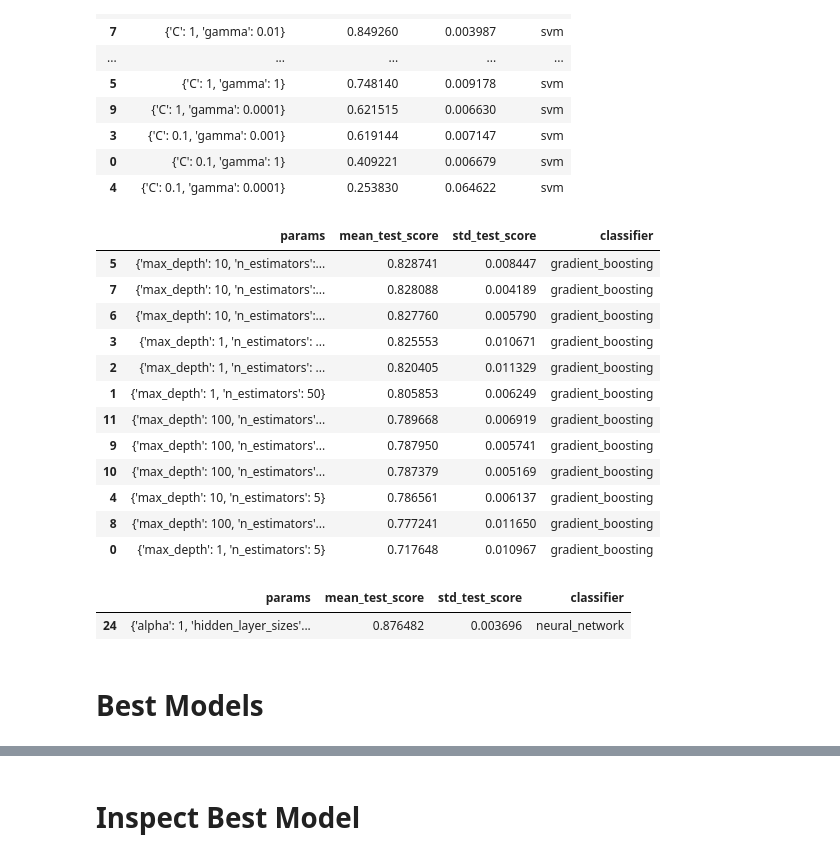
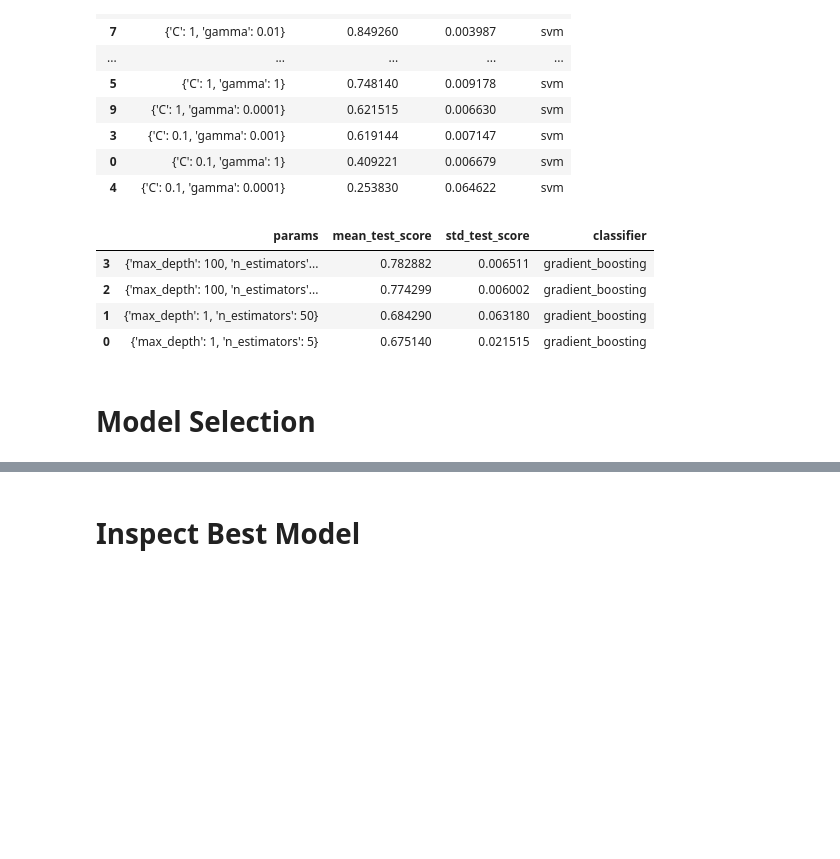
Before and after one commit to alejomaar/google-arts-and-culture, a Jupyter notebook: notebooks/04-models.ipynb, the cells around one changed output, grey strips where cells are left out. Drawn from its saved outputs; the diff is of its cells as text; code cells hidden in the pictures; blank space fills up the shorter version.

Commit message:
ADD EDA + Export model + Metrics

```diff
--- a/notebooks/04-models.ipynb
+++ b/notebooks/04-models.ipynb
@@ -37,5 +87,8 @@ x_train, x_test, y_train, y_test = train_test_split(X, y, test_size=0.25, random
 # %%
 def generic_train(model,tunning,name) -> pd.DataFrame:
+    """
+    Train a model using a grid search
+    """
     classifier = GridSearchCV(model,tunning,cv=5,return_train_score=False,n_jobs=-1,verbose=0)
     classifier.fit(x_train,y_train)
     df_score_lr = pd.DataFrame(classifier.cv_results_)[['params','mean_test_score','std_test_score']]
@@ -142,38 +193,24 @@ report_svm
 | 0 | {'C': 0.1, 'gamma': 1} | 0.409221 | 0.006679 | svm |
 | 4 | {'C': 0.1, 'gamma': 0.0001} | 0.253830 | 0.064622 | svm |
 # %%
-from sklearn.ensemble import GradientBoostingClassifier
 
-model = GradientBoostingClassifier(n_iter_no_change=100,learning_rate=0.5)
+model = GradientBoostingClassifier(n_iter_no_change=20,learning_rate=1,random_state=1)
 tunning  = {
-    "n_estimators":[5,50,250,500],
-    "max_depth":[1,10,100]
+    "n_estimators":[5,50],
+    "max_depth":[1,100]
 }
 
 report_gbc = generic_train(model,tunning,'gradient_boosting')
 
 report_gbc
 # %% [output]
 |  | params | mean_test_score | std_test_score | classifier |
-| 5 | {'max_depth': 10, 'n_estimators':... | 0.828741 | 0.008447 | gradient_boosting |
-| 7 | {'max_depth': 10, 'n_estimators':... | 0.828088 | 0.004189 | gradient_boosting |
-| 6 | {'max_depth': 10, 'n_estimators':... | 0.827760 | 0.005790 | gradient_boosting |
-| 3 | {'max_depth': 1, 'n_estimators': ... | 0.825553 | 0.010671 | gradient_boosting |
-| 2 | {'max_depth': 1, 'n_estimators': ... | 0.820405 | 0.011329 | gradient_boosting |
-| 1 | {'max_depth': 1, 'n_estimators': 50} | 0.805853 | 0.006249 | gradient_boosting |
-| 11 | {'max_depth': 100, 'n_estimators'... | 0.789668 | 0.006919 | gradient_boosting |
-| 9 | {'max_depth': 100, 'n_estimators'... | 0.787950 | 0.005741 | gradient_boosting |
-| 10 | {'max_depth': 100, 'n_estimators'... | 0.787379 | 0.005169 | gradient_boosting |
-| 4 | {'max_depth': 10, 'n_estimators': 5} | 0.786561 | 0.006137 | gradient_boosting |
-| 8 | {'max_depth': 100, 'n_estimators'... | 0.777241 | 0.011650 | gradient_boosting |
-| 0 | {'max_depth': 1, 'n_estimators': 5} | 0.717648 | 0.010967 | gradient_boosting |
+| 3 | {'max_depth': 100, 'n_estimators'... | 0.782882 | 0.006511 | gradient_boosting |
+| 2 | {'max_depth': 100, 'n_estimators'... | 0.774299 | 0.006002 | gradient_boosting |
+| 1 | {'max_depth': 1, 'n_estimators': 50} | 0.684290 | 0.063180 | gradient_boosting |
+| 0 | {'max_depth': 1, 'n_estimators': 5} | 0.675140 | 0.021515 | gradient_boosting |
-# %%
-report_neural[0:1]
-# %% [output]
-|  | params | mean_test_score | std_test_score | classifier |
-| 24 | {'alpha': 1, 'hidden_layer_sizes'... | 0.876482 | 0.003696 | neural_network |
-# %% [markdown]
-# Best Models
+# %% [markdown]
+# Model Selection
 # %%
 best_models_df = pd.concat([report_gbc[0:1],report_svm[0:1],report_random_forest[0:1],report_neural[0:1],report_logistic[0:1]])
 # %%
```
Also changed, not shown: parts of 46 cells of this notebook, 14 other files.
